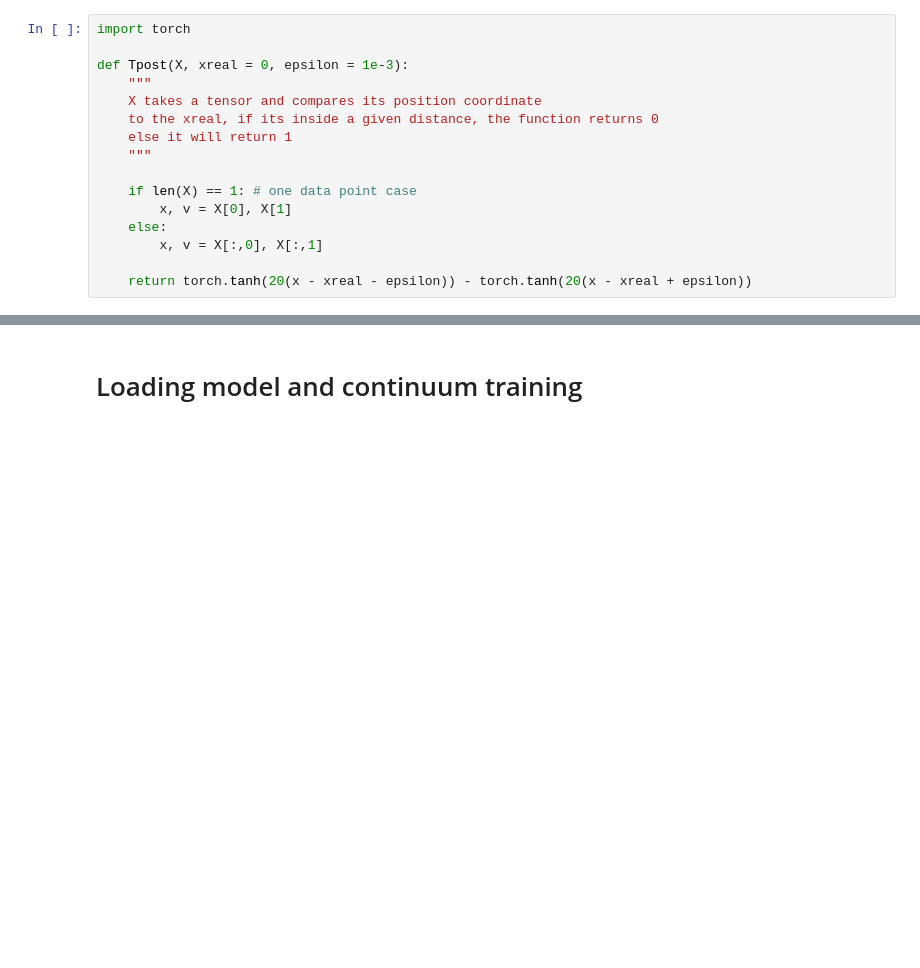
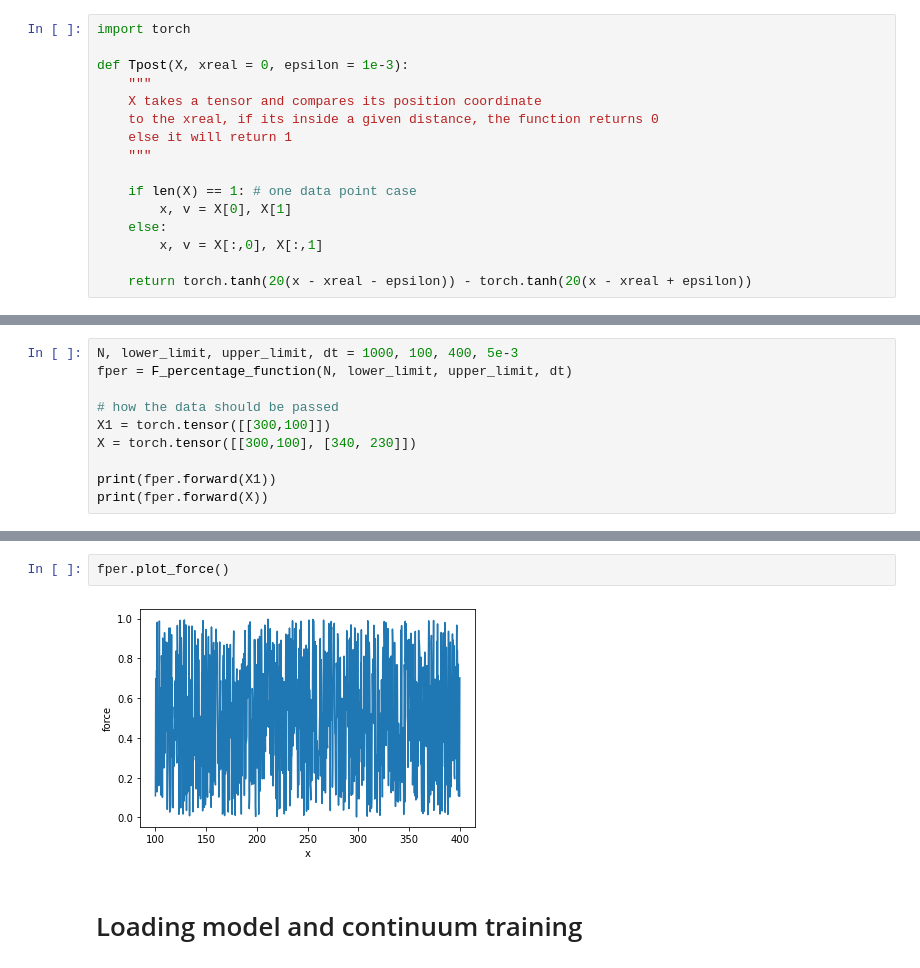
Before and after one commit to fbientrigo/machine-learning-physics, a Jupyter notebook: impl_2_mechanicsX/4_diffNetv2_post_process.ipynb, the cells around one changed output, grey strips where cells are left out. Cells and saved outputs as stored; diff of their text form; blank space fills up the shorter version.

Commit message:
added new workings of force function
the new workings allows for a more robust and easier to use neural layer

and moved folder names

```diff
--- a/impl_2_mechanicsX/4_diffNetv2_post_process.ipynb
+++ b/impl_2_mechanicsX/4_diffNetv2_post_process.ipynb
@@ -30,0 +116,10 @@ def Tpost(X, xreal = 0, epsilon = 1e-3):
+# %%
+N, lower_limit, upper_limit, dt = 1000, 100, 400, 5e-3
+fper = F_percentage_function(N, lower_limit, upper_limit, dt)
+
+# how the data should be passed
+X1 = torch.tensor([[300,100]])
+X = torch.tensor([[300,100], [340, 230]])
+
+print(fper.forward(X1))
+print(fper.forward(X))
@@ -31,3 +139,7 @@ def Tpost(X, xreal = 0, epsilon = 1e-3):
+# %%
+fper.plot_force()
+# %% [output]
+[figure, added]
 # %% [markdown]
 
 # Loading model and continuum training
```
Also changed, not shown: parts of 5 cells of this notebook, 2 other files.
